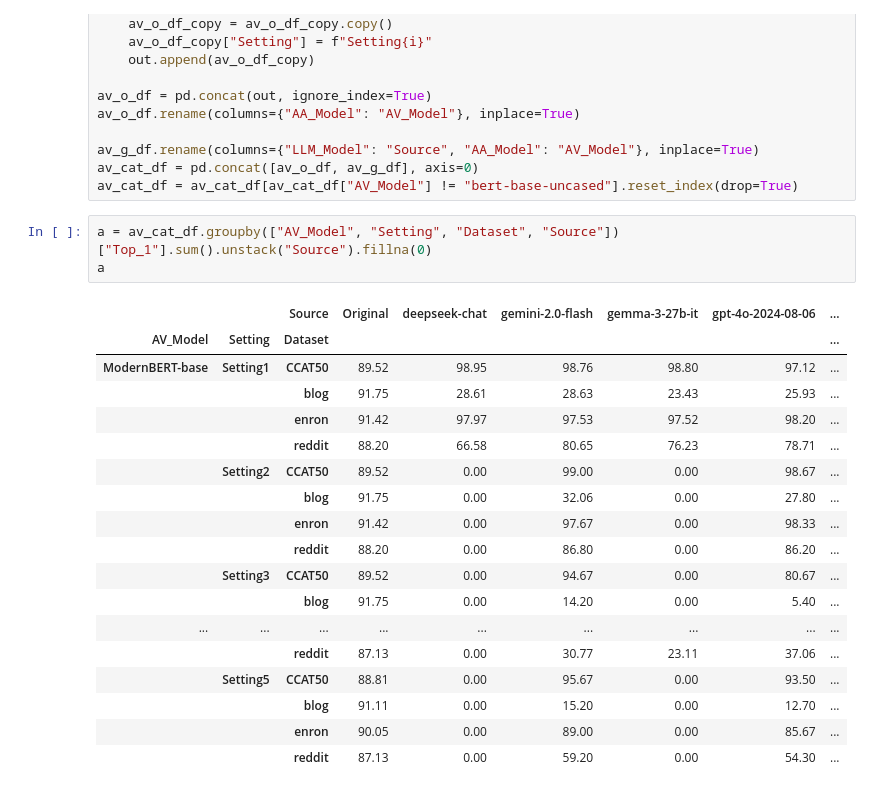
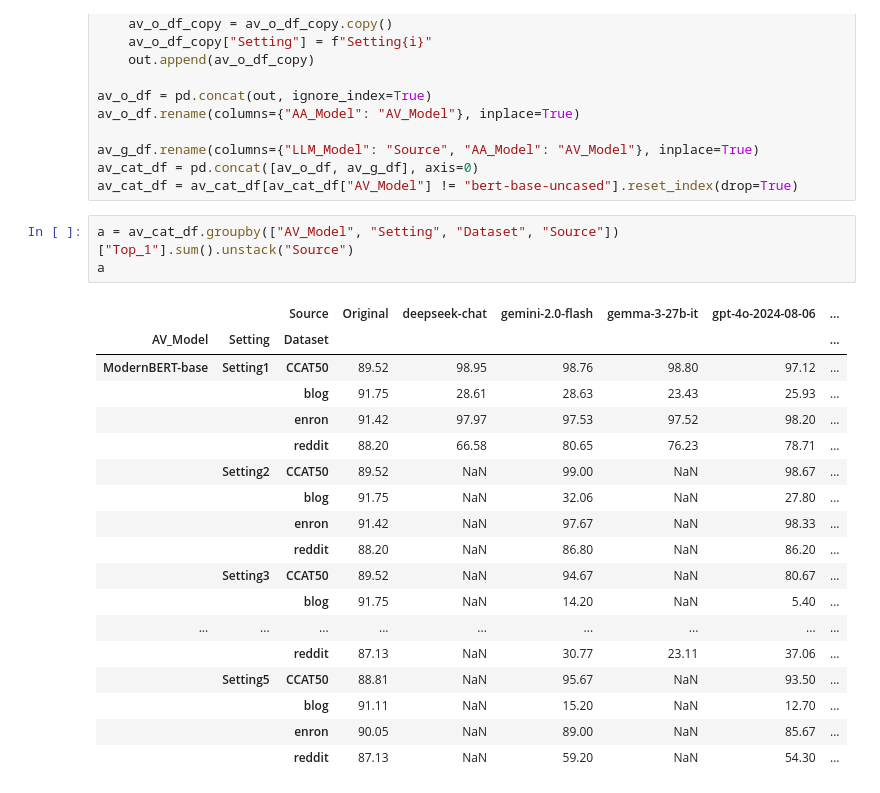
Before and after one commit to jaaack-wang/personalizedWriting, a Jupyter notebook: notebooks/analyze_resuts.ipynb, the cells around one changed output. Saved outputs shown, nothing was run; the diff lists cells and outputs as text.

```diff
--- a/notebooks/analyze_resuts.ipynb
+++ b/notebooks/analyze_resuts.ipynb
@@ -280,27 +280,27 @@ av_g_df.rename(columns={"LLM_Model": "Source", "AA_Model": "AV_Model"}, inplace=
 av_cat_df = pd.concat([av_o_df, av_g_df], axis=0)
 av_cat_df = av_cat_df[av_cat_df["AV_Model"] != "bert-base-uncased"].reset_index(drop=True)
 # %%
-a = av_cat_df.groupby(["AV_Model", "Setting", "Dataset", "Source"])["Top_1"].sum().unstack("Source").fillna(0)
+a = av_cat_df.groupby(["AV_Model", "Setting", "Dataset", "Source"])["Top_1"].sum().unstack("Source")
 a
 # %% [output]
 |  |  | Source | Original | deepseek-chat | gemini-2.0-flash | gemma-3-27b-it | gpt-4o-2024-08-06 | ... |
 | AV_Model | Setting | Dataset |  |  |  |  |  | ... |
 | ModernBERT-base | Setting1 | CCAT50 | 89.52 | 98.95 | 98.76 | 98.80 | 97.12 | ... |
 |  |  | blog | 91.75 | 28.61 | 28.63 | 23.43 | 25.93 | ... |
 |  |  | enron | 91.42 | 97.97 | 97.53 | 97.52 | 98.20 | ... |
 |  |  | reddit | 88.20 | 66.58 | 80.65 | 76.23 | 78.71 | ... |
-|  | Setting2 | CCAT50 | 89.52 | 0.00 | 99.00 | 0.00 | 98.67 | ... |
-|  |  | blog | 91.75 | 0.00 | 32.06 | 0.00 | 27.80 | ... |
-|  |  | enron | 91.42 | 0.00 | 97.67 | 0.00 | 98.33 | ... |
-|  |  | reddit | 88.20 | 0.00 | 86.80 | 0.00 | 86.20 | ... |
-|  | Setting3 | CCAT50 | 89.52 | 0.00 | 94.67 | 0.00 | 80.67 | ... |
-|  |  | blog | 91.75 | 0.00 | 14.20 | 0.00 | 5.40 | ... |
+|  | Setting2 | CCAT50 | 89.52 | NaN | 99.00 | NaN | 98.67 | ... |
+|  |  | blog | 91.75 | NaN | 32.06 | NaN | 27.80 | ... |
+|  |  | enron | 91.42 | NaN | 97.67 | NaN | 98.33 | ... |
+|  |  | reddit | 88.20 | NaN | 86.80 | NaN | 86.20 | ... |
+|  | Setting3 | CCAT50 | 89.52 | NaN | 94.67 | NaN | 80.67 | ... |
+|  |  | blog | 91.75 | NaN | 14.20 | NaN | 5.40 | ... |
 | ... | ... | ... | ... | ... | ... | ... | ... | ... |
-|  |  | reddit | 87.13 | 0.00 | 30.77 | 23.11 | 37.06 | ... |
-|  | Setting5 | CCAT50 | 88.81 | 0.00 | 95.67 | 0.00 | 93.50 | ... |
-|  |  | blog | 91.11 | 0.00 | 15.20 | 0.00 | 12.70 | ... |
-|  |  | enron | 90.05 | 0.00 | 89.00 | 0.00 | 85.67 | ... |
-|  |  | reddit | 87.13 | 0.00 | 59.20 | 0.00 | 54.30 | ... |
+|  |  | reddit | 87.13 | NaN | 30.77 | 23.11 | 37.06 | ... |
+|  | Setting5 | CCAT50 | 88.81 | NaN | 95.67 | NaN | 93.50 | ... |
+|  |  | blog | 91.11 | NaN | 15.20 | NaN | 12.70 | ... |
+|  |  | enron | 90.05 | NaN | 89.00 | NaN | 85.67 | ... |
+|  |  | reddit | 87.13 | NaN | 59.20 | NaN | 54.30 | ... |
 # %%
 a_non_original = a[a.columns.to_list()[1:]]
 a["LLM Avg"] = a_non_original.mean(axis=1).round(2).fillna("-")
```
Also changed, not shown: parts of 1 cell of this notebook, 12 other files.
